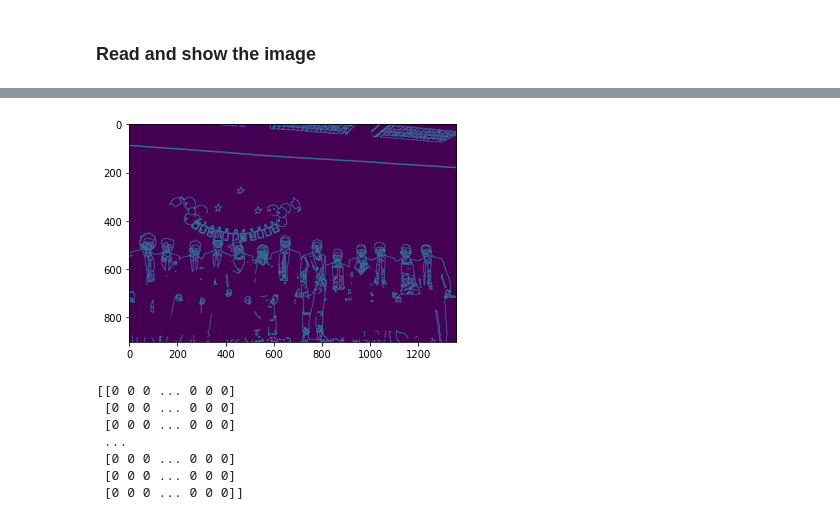
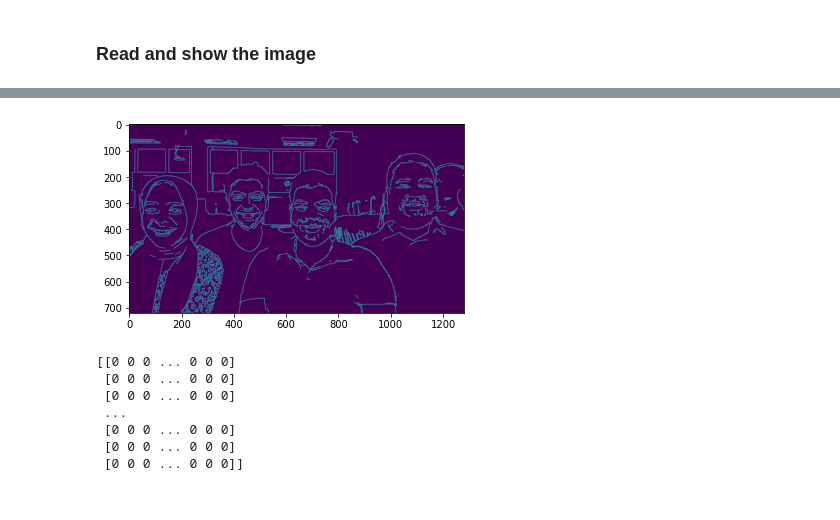
Before and after one commit to ahmedx3/Feelback, a Jupyter notebook: feelback/FaceDetection/HOG_SVM/PreprocessingExperiment.ipynb, the cells around one changed output, grey strips where cells are left out. Saved outputs shown, nothing was run; the diff lists cells and outputs as text; code cells hidden in the pictures.

```diff
--- a/feelback/FaceDetection/HOG_SVM/PreprocessingExperiment.ipynb
+++ b/feelback/FaceDetection/HOG_SVM/PreprocessingExperiment.ipynb
@@ -6,7 +6,7 @@ import numpy as np
 ### Read and show the image
 # %%
 # read the image
-img = cv2.imread('./Examples/Test3.jpg')
+img = cv2.imread('./Examples/Our_Faces.jpg')
 
 RGB_im = cv2.cvtColor(img, cv2.COLOR_BGR2RGB)
 plt.imshow(RGB_im)
@@ -78,10 +94,14 @@ def EdgeDetection(img, sigma=0.33):
     return edges
 # %%
 edges = EdgeDetection(img)
+
+# save the edges
+cv2.imwrite('./Our_Faces_Edges.jpg', edges)
+
 plt.imshow(edges)
 plt.show()
 # %% [output]
-[figure, old version]
+[figure, new version]
 # %%
 print(edges)
 # %% [output]
```
Also changed, not shown: parts of 5 cells of this notebook, 5 other files.
